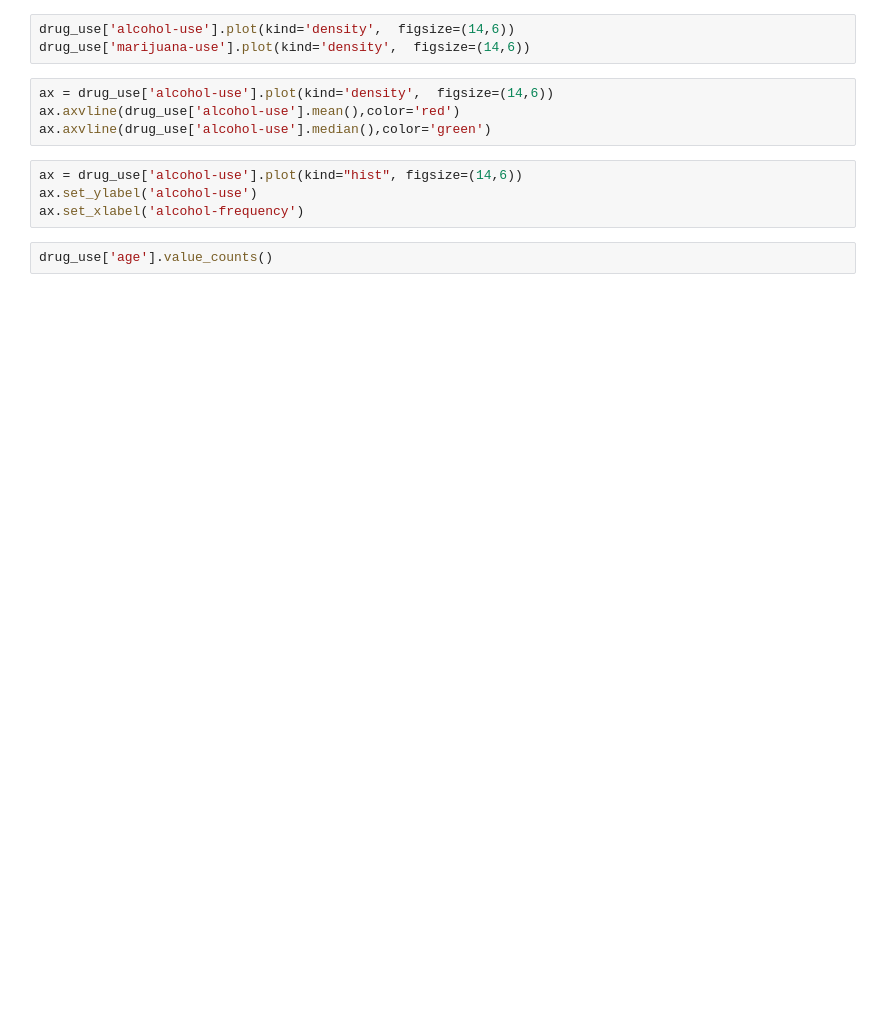
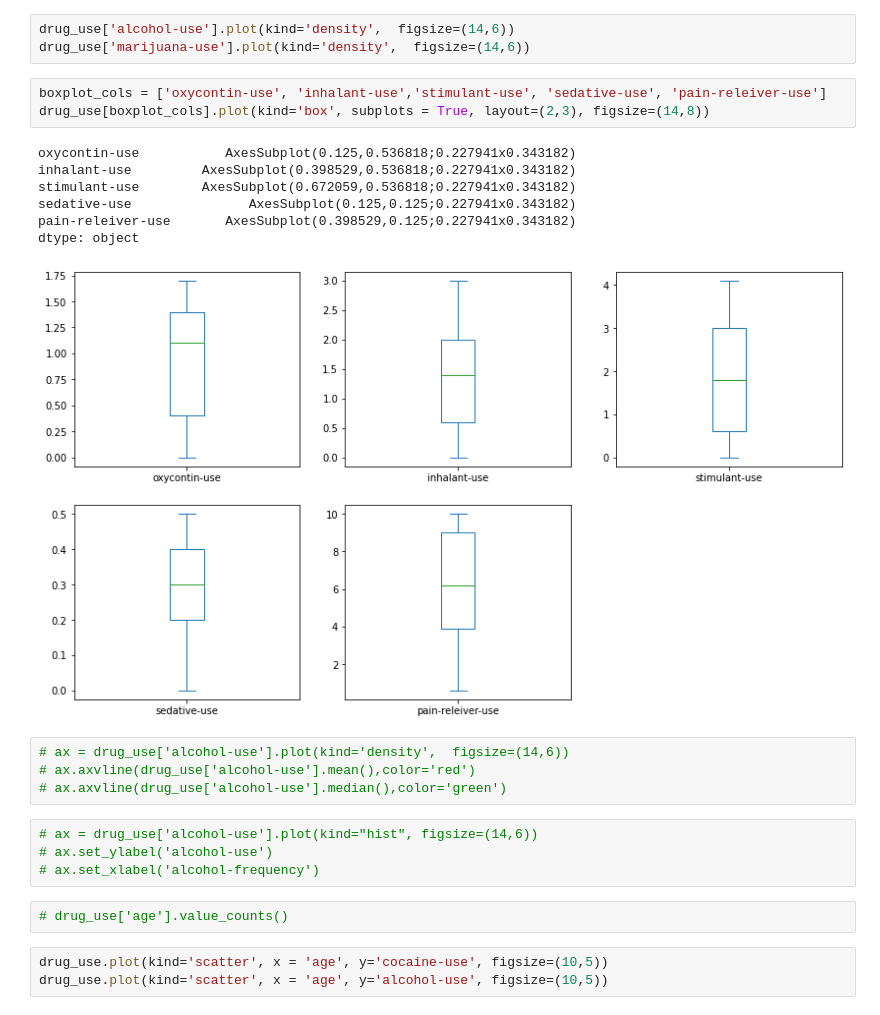
Before and after one commit to Monkeman9592/brandoncruz, a Jupyter notebook: data_druguse/drug use by age.ipynb, the cells around one changed output. Drawn from its saved outputs; the diff is of its cells as text; blank space fills up the shorter version.

```diff
--- a/data_druguse/drug use by age.ipynb
+++ b/data_druguse/drug use by age.ipynb
@@ -119,13 +149,27 @@ drug_use['alcohol-use'].plot(kind='box', vert=True, figsize=(14,6))
 # %%
 drug_use['alcohol-use'].plot(kind='density',  figsize=(14,6))
 drug_use['marijuana-use'].plot(kind='density',  figsize=(14,6))
+# %%
+boxplot_cols = ['oxycontin-use', 'inhalant-use','stimulant-use', 'sedative-use', 'pain-releiver-use']
+drug_use[boxplot_cols].plot(kind='box', subplots = True, layout=(2,3), figsize=(14,8))
+# %% [output]
+oxycontin-use           AxesSubplot(0.125,0.536818;0.227941x0.343182)
+inhalant-use         AxesSubplot(0.398529,0.536818;0.227941x0.343182)
+stimulant-use        AxesSubplot(0.672059,0.536818;0.227941x0.343182)
+sedative-use               AxesSubplot(0.125,0.125;0.227941x0.343182)
+pain-releiver-use       AxesSubplot(0.398529,0.125;0.227941x0.343182)
+dtype: object
+[figure, added]
 # %%
-ax = drug_use['alcohol-use'].plot(kind='density',  figsize=(14,6))
-ax.axvline(drug_use['alcohol-use'].mean(),color='red')
-ax.axvline(drug_use['alcohol-use'].median(),color='green')
+# ax = drug_use['alcohol-use'].plot(kind='density',  figsize=(14,6))
+# ax.axvline(drug_use['alcohol-use'].mean(),color='red')
+# ax.axvline(drug_use['alcohol-use'].median(),color='green')
 # %%
-ax = drug_use['alcohol-use'].plot(kind="hist", figsize=(14,6))
-ax.set_ylabel('alcohol-use')
-ax.set_xlabel('alcohol-frequency')
+# ax = drug_use['alcohol-use'].plot(kind="hist", figsize=(14,6))
+# ax.set_ylabel('alcohol-use')
+# ax.set_xlabel('alcohol-frequency')
 # %%
-drug_use['age'].value_counts()
+# drug_use['age'].value_counts()
+# %%
+drug_use.plot(kind='scatter', x = 'age', y='cocaine-use', figsize=(10,5))
+drug_use.plot(kind='scatter', x = 'age', y='alcohol-use', figsize=(10,5))
```
Also changed, not shown: parts of 21 cells of this notebook.
